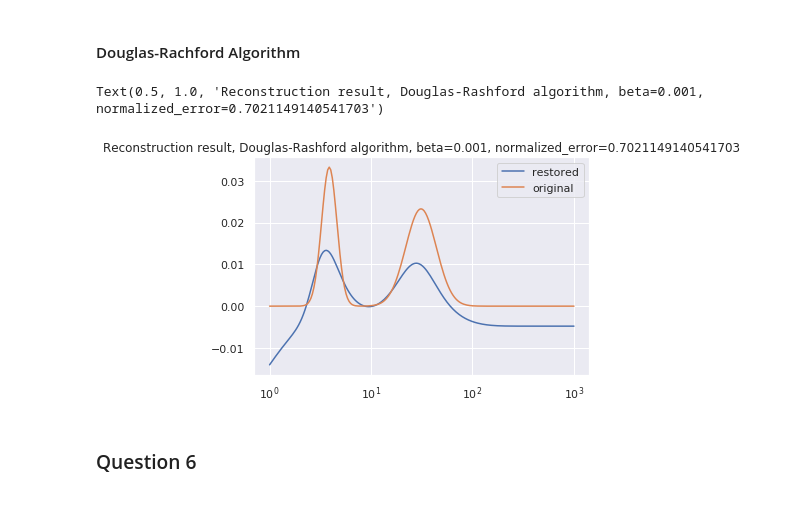
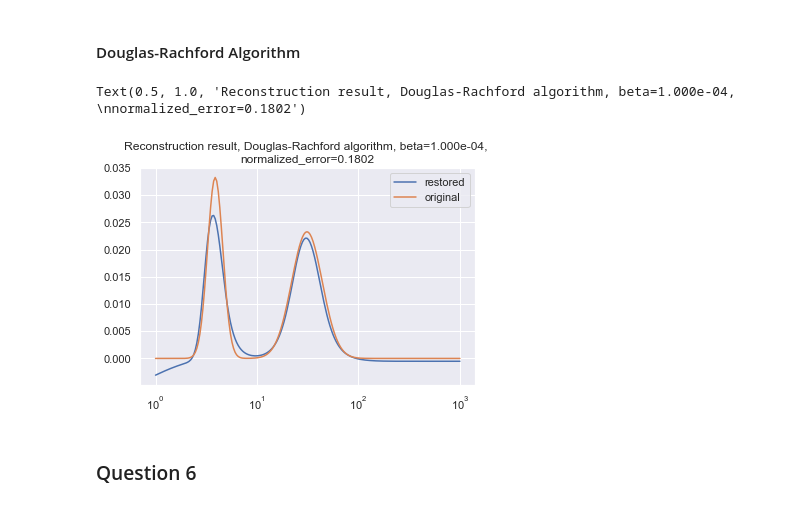
Before and after one commit to EmmanuelJhno/LabsLargeScaleDistributedOptimization, a Jupyter notebook: LSD_TPn2_2_Jehanno_Rauby.ipynb, the cells around one changed output. Saved outputs shown, nothing was run; the diff lists cells and outputs as text; code cells hidden in the pictures.

```diff
--- a/LSD_TPn2_2_Jehanno_Rauby.ipynb
+++ b/LSD_TPn2_2_Jehanno_Rauby.ipynb
@@ -124,7 +124,7 @@ def prox_h(x, eta, k , sigma, y , M):
 # %% [markdown]
 #### Forward Backward Algorithm
 # %%
-def for_back(beta, eps=1e-6, max_iter=1000):
+def for_back(beta=7.94e-03, eps=1e-6, max_iter=1000):
     nu = np.max(abs(np.linalg.eigvals(K.T @ K)))
     # choose gamma in ]0, 2/nu[
     gamma = 1/nu
@@ -140,23 +140,22 @@ def for_back(beta, eps=1e-6, max_iter=1000):
         x_n1 = x_n + lbda * (prox_g(y_n, gamma = gamma * beta) - x_n)
         if np.isinf(x_n1).any():
             raise ValueError
-        error = np.linalg.norm(x_n1 - x_n, ord=2) / np.linalg.norm(x_n, ord=2)
-        if error < eps :
-            convergence = True
+        error = np.linalg.norm(x_n1.flatten() - x_n.flatten(), ord=2) / np.linalg.norm(x_n.flatten(), ord=2)
+        convergence = error < eps
         x_n = x_n1
 
         itr += 1
 
     return x_n, error
 
-beta=1e-2
+beta=10**-2
 x_rec_FB, error = for_back(beta, eps=1e-6, max_iter=1000)
-rec_error = np.linalg.norm(x-x_rec_FB, ord=2)/np.linalg.norm(x, ord=2)
+rec_error = np.linalg.norm(x.flatten()-x_rec_FB.flatten(), ord=2)/np.linalg.norm(x.flatten(), ord=2)
 fg, ax = plt.subplots(1,1)
 ax.set_xscale('log')
 ax.plot(T_n_exp, x_rec_FB, label='restored')
 ax.plot(T_n_exp, x, label='original')
 ax.legend()
-ax.set_title('Reconstruction result, Forward-Backward algorithm, beta={0}, normalized_error={1}'.format(beta,
+ax.set_title('Reconstruction result, Forward-Backward algorithm, beta={0:.3e}, \nnormalized_error={1:.4f}'.format(beta,
                                                                                                     rec_error))
 # %% [output]
@@ -167,45 +166,44 @@ The use of the exp makes the implementation numerically instable which does not
 # %% [markdown]
 #### Douglas-Rachford Algorithm
 # %%
-def doug_rach(beta, eps=1e-6, max_iter=1000):
+def doug_rach(beta=5.01e-05, eps=1e-6, max_iter=1000):
     nu = np.max(abs(np.linalg.eigvals(K.T @ K)))
     # choose gamma in ]0, 2/nu[
     gamma = 1 #1/nu
     delta = 2 - gamma*nu/2
     # choose lbda in [0, delta[
     lbda = 1/2 #delta/2#
 
     itr = 0
     x_n = np.zeros(x.shape) #np.random.random(x.shape)
     convergence = False
     while itr < max_iter and not convergence:
         y_n = prox_g(x_n, gamma = beta)
         z_n = prox_f(2 * y_n - x_n, K, y.reshape(-1,1))
         x_n1 = x_n + lbda * (z_n - y_n)
         if np.isinf(x_n1).any():
             raise ValueError
-        error = np.linalg.norm(x_n1 - x_n, ord=2) / np.linalg.norm(x_n, ord=2)
-        if error < eps :
-            convergence = True
+        error = np.linalg.norm(x_n1.flatten() - x_n.flatten(), ord=2) / np.linalg.norm(x_n.flatten(), ord=2)
+        convergence = error < eps
         x_n = x_n1
 
         itr += 1
 
     return x_n, error
 
-beta = 1e-3 #0.000159
+beta = 10**-4 #0.000159
 x_rec_DR, error = doug_rach(beta, eps=1e-6, max_iter=1000)
-rec_error = np.linalg.norm(x-x_rec_DR, ord=2)/np.linalg.norm(x, ord=2)
+rec_error = np.linalg.norm(x.flatten()-x_rec_DR.flatten(), ord=2)/np.linalg.norm(x.flatten(), ord=2)
 fg, ax = plt.subplots(1,1)
 ax.set_xscale('log')
 ax.plot(T_n_exp, x_rec_DR, label='restored')
 ax.plot(T_n_exp, x, label='original')
 ax.legend()
-ax.set_title('Reconstruction result, Douglas-Rashford algorithm, beta={0}, normalized_error={1}'.format(beta,
-                                                                                                    rec_error))
+ax.set_title('Reconstruction result, Douglas-Rachford algorithm, beta={0:.3e}, \nnormalized_error={1:.4f}'.format(
+                                                                                                beta, rec_error))
 # %% [output]
-Text(0.5, 1.0, 'Reconstruction result, Douglas-Rashford algorithm, beta=0.001, normalized_error=0.7021149140541703')
+Text(0.5, 1.0, 'Reconstruction result, Douglas-Rachford algorithm, beta=1.000e-04, \nnormalized_error=0.1802')
-[figure, old version]
+[figure, new version]
 # %% [markdown]
 ### Question 6
 # %% [markdown]
```
Also changed, not shown: parts of 14 cells of this notebook.
